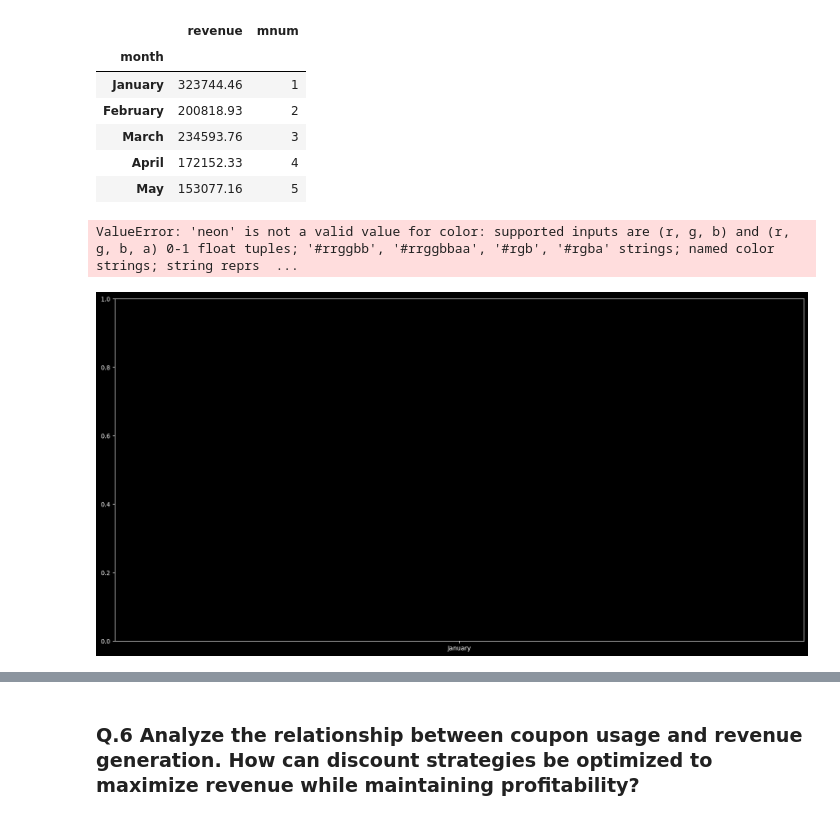
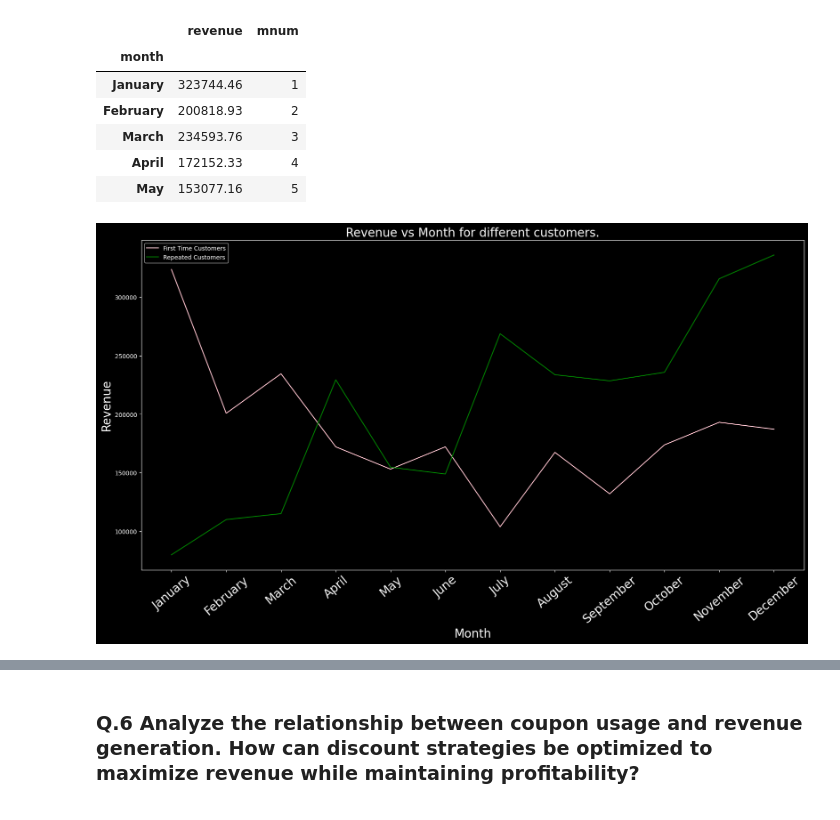
Before and after one commit to sanketmishra009/ecommerceAnalysis, a Jupyter notebook: analysis.ipynb, the cells around one changed output, grey strips where cells are left out. Saved outputs shown, nothing was run; the diff lists cells and outputs as text; code cells hidden in the pictures.

```diff
--- a/analysis.ipynb
+++ b/analysis.ipynb
@@ -4,6 +4,12 @@ import pandas as pd
 import matplotlib.pyplot as plt
 import seaborn as sns
 import scipy.stats as stats
+import matplotlib as mpl
+import warnings
+
+warnings.filterwarnings('ignore')
+plt.style.use('dark_background')
+mpl.rcParams['axes.prop_cycle'] = plt.cycler(color=['blue'])
 # %% [markdown]
 ### Q1. Identify the months with the highest and lowest acquisition rates. What strategies could be implemented to address the fluctuations and ensure consistent growth throughout the year?
 # %%
@@ -437,18 +706,17 @@ monthly_first_purchases.head()
 | April | 172152.33 | 4 |
 | May | 153077.16 | 5 |
 # %%
-# plt.style.use('dark_background')
+
 plt.figure(figsize=(20,10))
 sns.lineplot(monthly_first_purchases , x = 'month' , y = 'revenue' , label = 'First Time Customers' , color = 'pink')
 plt.plot(monthly_repeated_purchases.index , monthly_repeated_purchases['revenue'] , label = 'Repeated Customers' , color = 'green')
-plt.xticks(rotation = 40)
+plt.xticks(rotation = 40 , fontsize = 20)
 plt.legend()
 plt.title('Revenue vs Month for different customers.' , fontsize = 20)
 plt.xlabel('Month', fontsize = 20)
 plt.ylabel('Revenue' , fontsize = 20)
 # plt.grid()
 # plt.show()
 plt.savefig('./images/q5.2.png')
 # %% [output]
-ValueError: 'neon' is not a valid value for color: supported inputs are (r, g, b) and (r, g, b, a) 0-1 float tuples; '#rrggbb', '#rrggbbaa', '#rgb', '#rgba' strings; named color strings; string reprs  ...
-[figure, old version]
+[figure, new version]
```
Also changed, not shown: parts of 70 cells of this notebook, 32 other files.
